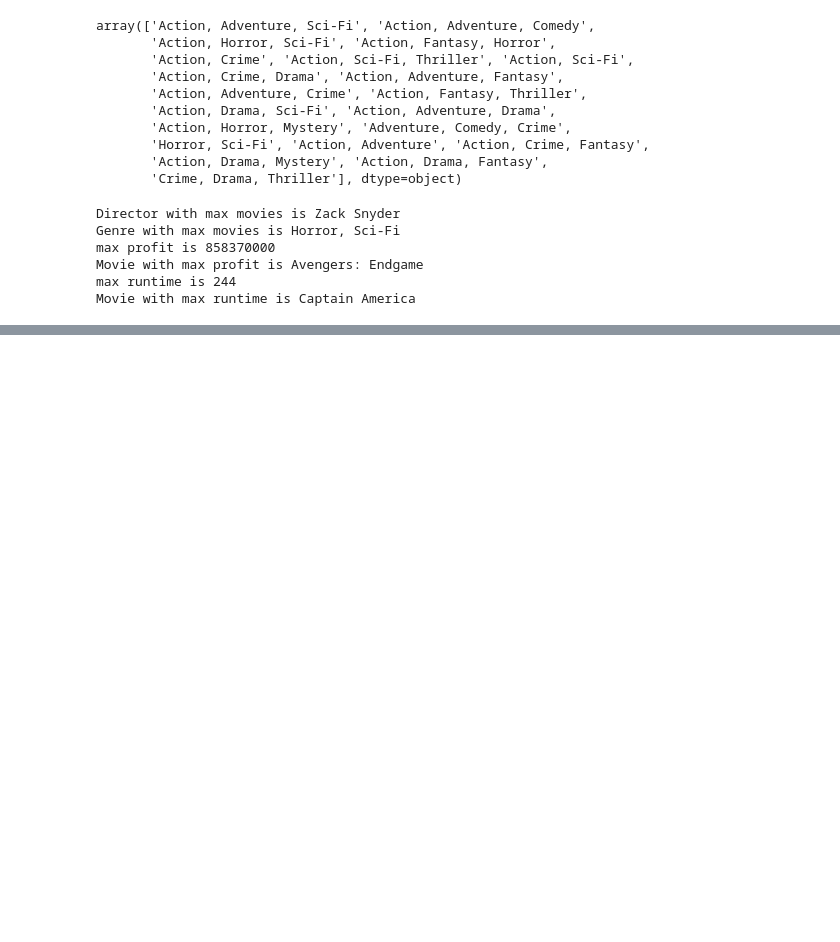
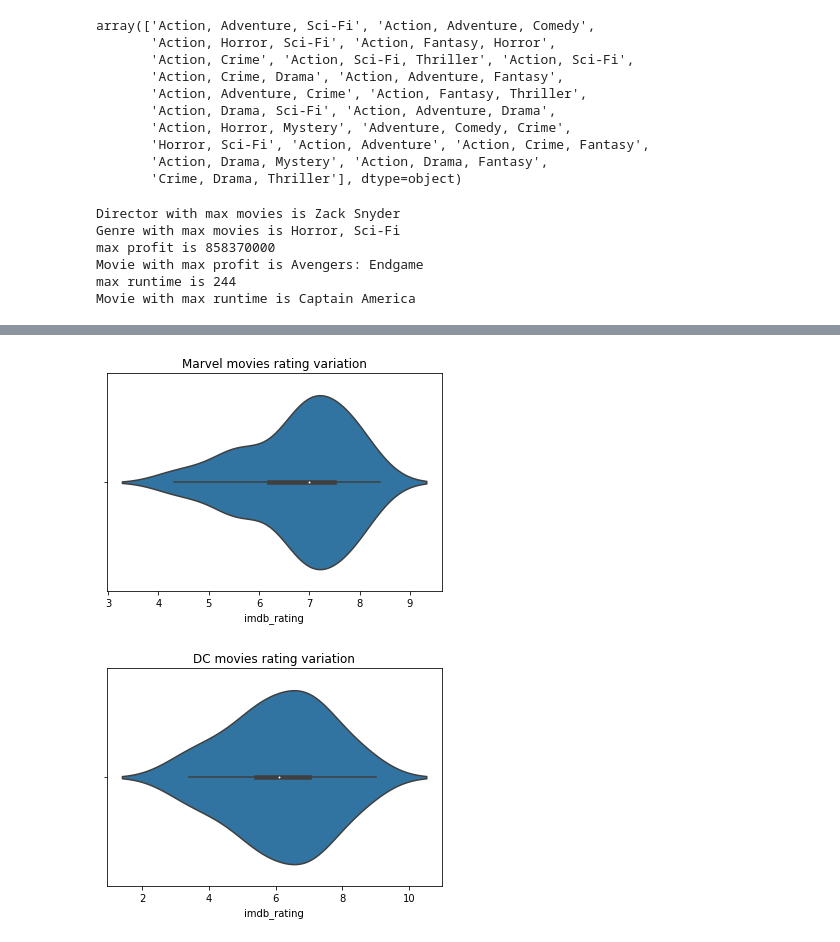
Before and after one commit to NytKing/DC-vs-MARVEL, a Jupyter notebook: DC_vs_MARVEL.ipynb, the cells around one changed output, grey strips where cells are left out. Cells and saved outputs as stored; diff of their text form; code cells hidden in the pictures; blank space fills up the shorter version.

```diff
--- a/DC_vs_MARVEL.ipynb
+++ b/DC_vs_MARVEL.ipynb
@@ -229,3 +230,13 @@ Movie with max runtime is Captain America
+# %%
+sns.violinplot(x=dcm_no_des_ma["imdb_rating"])
+plt.title("Marvel movies rating variation")
+plt.show()
+sns.violinplot(x=dcm_no_des_dc["imdb_rating"])
+plt.title("DC movies rating variation")
+plt.show()
+# %% [output]
+[figure, added]
+[figure, added]
 # %%
 #x=dcm_no_des
 y=dcm_no_des["imdb_gross"]
```
Also changed, not shown: parts of 5 cells of this notebook.
